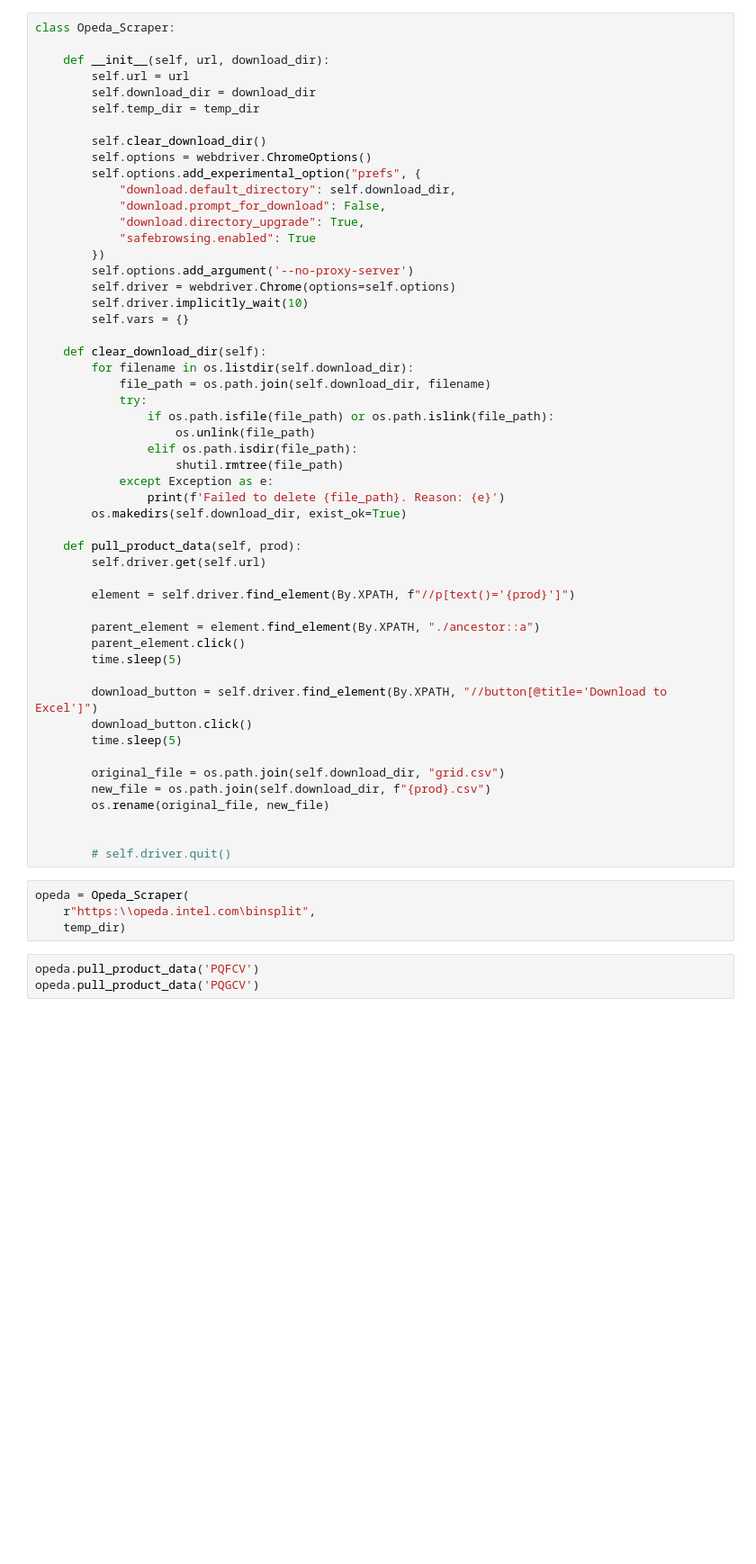
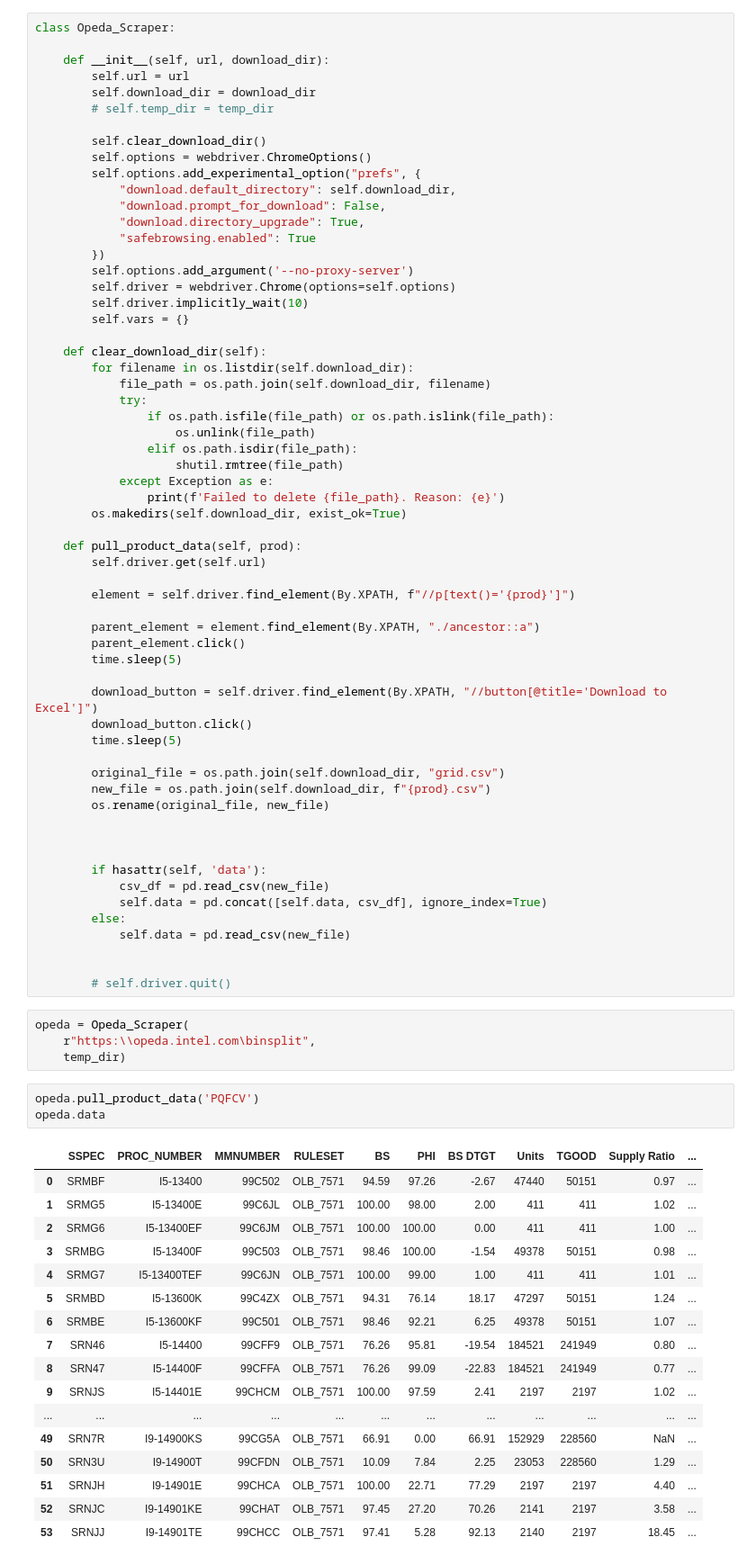
Before and after one commit to dagarcia-pde/PDE_Weekly, a Jupyter notebook: Opeda_Scraper.ipynb, the cells around one changed output. Shown: that part at 90% size. Cells and saved outputs as stored; diff of their text form; blank space fills up the shorter version.

```diff
--- a/Opeda_Scraper.ipynb
+++ b/Opeda_Scraper.ipynb
@@ -24,7 +25,7 @@ class Opeda_Scraper:
     def __init__(self, url, download_dir):
         self.url = url
         self.download_dir = download_dir
-        self.temp_dir = temp_dir
+        # self.temp_dir = temp_dir
 
         self.clear_download_dir()
         self.options = webdriver.ChromeOptions()
@@ -69,6 +70,14 @@ class Opeda_Scraper:
         os.rename(original_file, new_file)
 
 
+
+        if hasattr(self, 'data'):
+            csv_df = pd.read_csv(new_file)
+            self.data = pd.concat([self.data, csv_df], ignore_index=True)
+        else:
+            self.data = pd.read_csv(new_file)
+
+
         # self.driver.quit()
 # %%
 opeda = Opeda_Scraper(
@@ -76,4 +85,22 @@ opeda = Opeda_Scraper(
     temp_dir)
 # %%
 opeda.pull_product_data('PQFCV')
-opeda.pull_product_data('PQGCV')
+opeda.data
+# %% [output]
+|  | SSPEC | PROC_NUMBER | MMNUMBER | RULESET | BS | PHI | BS DTGT | Units | TGOOD | Supply Ratio | ... |
+| 0 | SRMBF | I5-13400 | 99C502 | OLB_7571 | 94.59 | 97.26 | -2.67 | 47440 | 50151 | 0.97 | ... |
+| 1 | SRMG5 | I5-13400E | 99C6JL | OLB_7571 | 100.00 | 98.00 | 2.00 | 411 | 411 | 1.02 | ... |
+| 2 | SRMG6 | I5-13400EF | 99C6JM | OLB_7571 | 100.00 | 100.00 | 0.00 | 411 | 411 | 1.00 | ... |
+| 3 | SRMBG | I5-13400F | 99C503 | OLB_7571 | 98.46 | 100.00 | -1.54 | 49378 | 50151 | 0.98 | ... |
+| 4 | SRMG7 | I5-13400TEF | 99C6JN | OLB_7571 | 100.00 | 99.00 | 1.00 | 411 | 411 | 1.01 | ... |
+| 5 | SRMBD | I5-13600K | 99C4ZX | OLB_7571 | 94.31 | 76.14 | 18.17 | 47297 | 50151 | 1.24 | ... |
+| 6 | SRMBE | I5-13600KF | 99C501 | OLB_7571 | 98.46 | 92.21 | 6.25 | 49378 | 50151 | 1.07 | ... |
+| 7 | SRN46 | I5-14400 | 99CFF9 | OLB_7571 | 76.26 | 95.81 | -19.54 | 184521 | 241949 | 0.80 | ... |
+| 8 | SRN47 | I5-14400F | 99CFFA | OLB_7571 | 76.26 | 99.09 | -22.83 | 184521 | 241949 | 0.77 | ... |
+| 9 | SRNJS | I5-14401E | 99CHCM | OLB_7571 | 100.00 | 97.59 | 2.41 | 2197 | 2197 | 1.02 | ... |
+| ... | ... | ... | ... | ... | ... | ... | ... | ... | ... | ... | ... |
+| 49 | SRN7R | I9-14900KS | 99CG5A | OLB_7571 | 66.91 | 0.00 | 66.91 | 152929 | 228560 | NaN | ... |
+| 50 | SRN3U | I9-14900T | 99CFDN | OLB_7571 | 10.09 | 7.84 | 2.25 | 23053 | 228560 | 1.29 | ... |
+| 51 | SRNJH | I9-14901E | 99CHCA | OLB_7571 | 100.00 | 22.71 | 77.29 | 2197 | 2197 | 4.40 | ... |
+| 52 | SRNJC | I9-14901KE | 99CHAT | OLB_7571 | 97.45 | 27.20 | 70.26 | 2141 | 2197 | 3.58 | ... |
+| 53 | SRNJJ | I9-14901TE | 99CHCC | OLB_7571 | 97.41 | 5.28 | 92.13 | 2140 | 2197 | 18.45 | ... |
```
Also changed, not shown: parts of 2 cells of this notebook, 4 other files.
